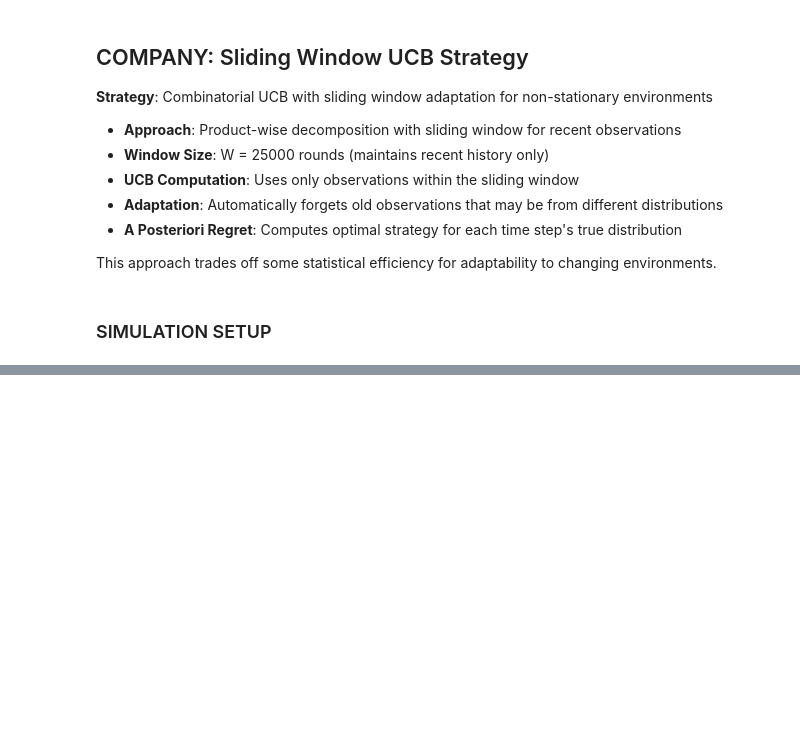
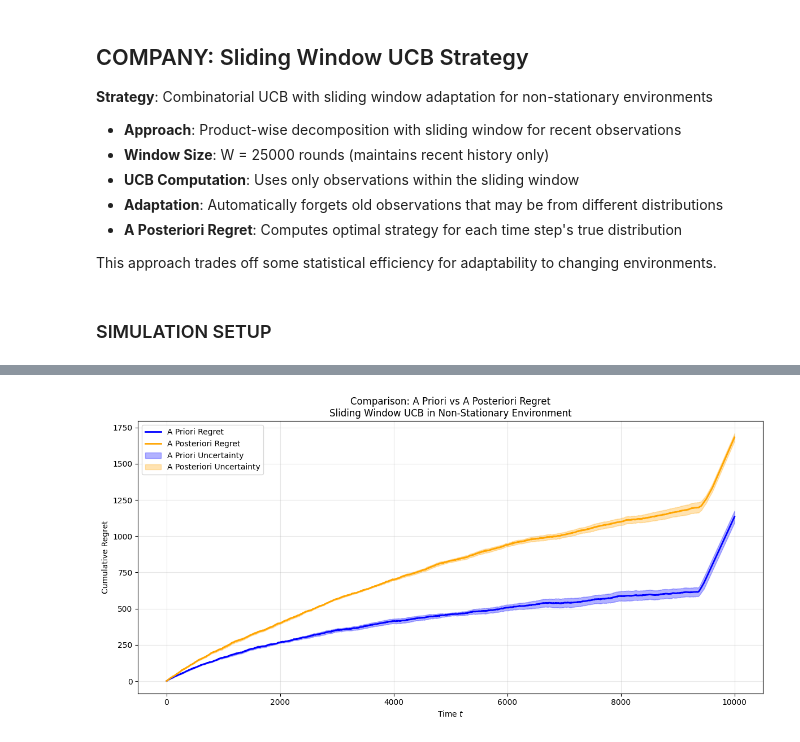
Before and after one commit to matteopasqual02/OLA-2025-project, a Jupyter notebook: R5_Multiple_products_and_slightly_non_stationary_environment.ipynb, the cells around one changed output, grey strips where cells are left out. Cells and saved outputs as stored; diff of their text form; code cells hidden in the pictures; blank space fills up the shorter version.

```diff
--- a/R5_Multiple_products_and_slightly_non_stationary_environment.ipynb
+++ b/R5_Multiple_products_and_slightly_non_stationary_environment.ipynb
@@ -635,0 +673,35 @@ Regret as % of total optimal: 17.59%
+# %%
+fig, ax = plt.subplots(1, 1, figsize=(12, 6))
+
+# Plot both regret curves
+ax.plot(np.arange(T), average_regret_a_priori, label='A Priori Regret', color='blue', linewidth=2)
+ax.plot(np.arange(T), average_regret_a_posteriori, label='A Posteriori Regret', color='orange', linewidth=2)
+
+# Add uncertainty bands
+ax.fill_between(
+    np.arange(T),
+    average_regret_a_priori - regret_std_a_priori / np.sqrt(n_trials),
+    average_regret_a_priori + regret_std_a_priori / np.sqrt(n_trials),
+    alpha=0.3,
+    color='blue',
+    label='A Priori Uncertainty'
+)
+ax.fill_between(
+    np.arange(T),
+    average_regret_a_posteriori - regret_std_a_posteriori / np.sqrt(n_trials),
+    average_regret_a_posteriori + regret_std_a_posteriori / np.sqrt(n_trials),
+    alpha=0.3,
+    color='orange',
+    label='A Posteriori Uncertainty'
+)
+
+ax.set_xlabel('Time $t$')
+ax.set_ylabel('Cumulative Regret')
+ax.set_title('Comparison: A Priori vs A Posteriori Regret\nSliding Window UCB in Non-Stationary Environment')
+ax.legend()
+ax.grid(True, alpha=0.3)
+
+plt.tight_layout()
+plt.show()
+# %% [output]
+[figure, added]
```
Also changed, not shown: parts of 18 cells of this notebook.
